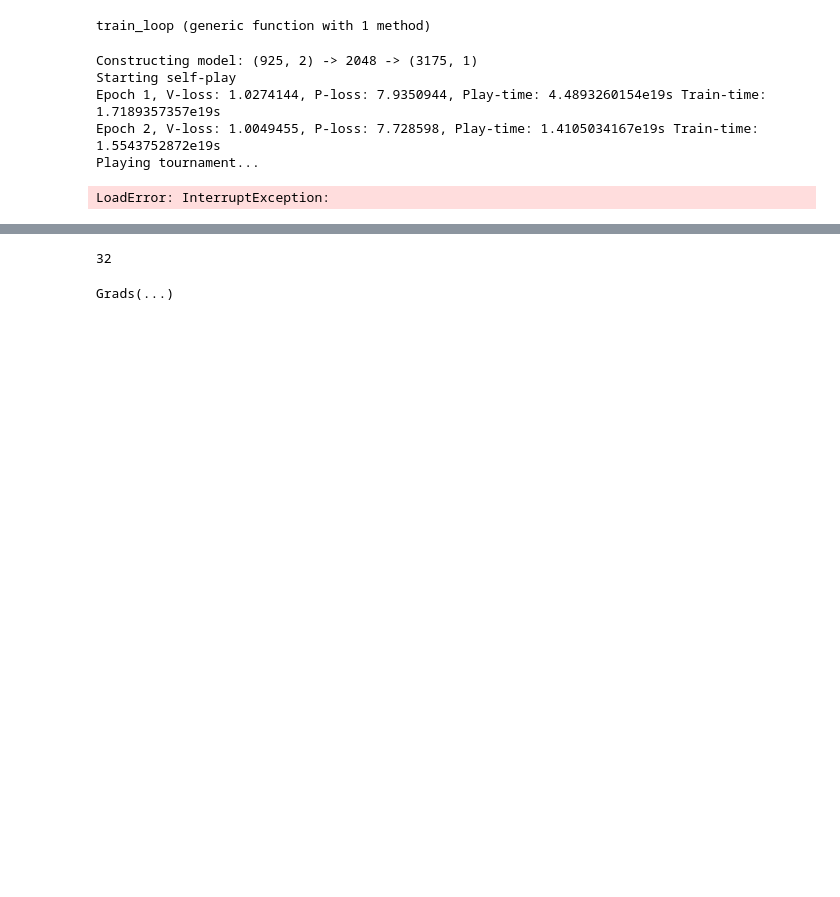
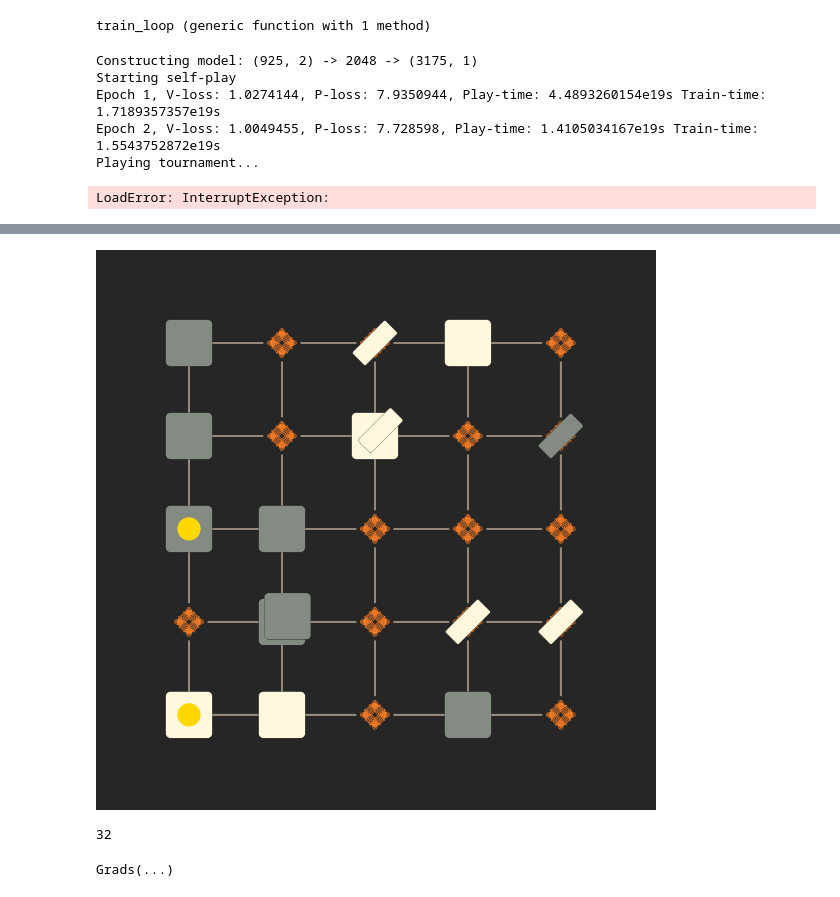
Before and after one commit to blacksph3re/tak-ai, a Jupyter notebook: Tak.ipynb, the cells around one changed output, grey strips where cells are left out. Drawn from its saved outputs; the diff is of its cells as text; code cells hidden in the pictures; blank space fills up the shorter version.

```diff
--- a/Tak.ipynb
+++ b/Tak.ipynb
@@ -237,0 +223,2 @@ Step 31 with value 0.7478719
+# %%
+board2 = board[end:-1:1, :, :]
@@ -238,3 +243,7 @@ Step 31 with value 0.7478719
+# %%
+render_board(board2)
+# %% [output]
+[figure, added]
 # %%
 length(replay_buffer)
 # %% [output]
```
Also changed, not shown: parts of 7 cells of this notebook, 9 other files.
